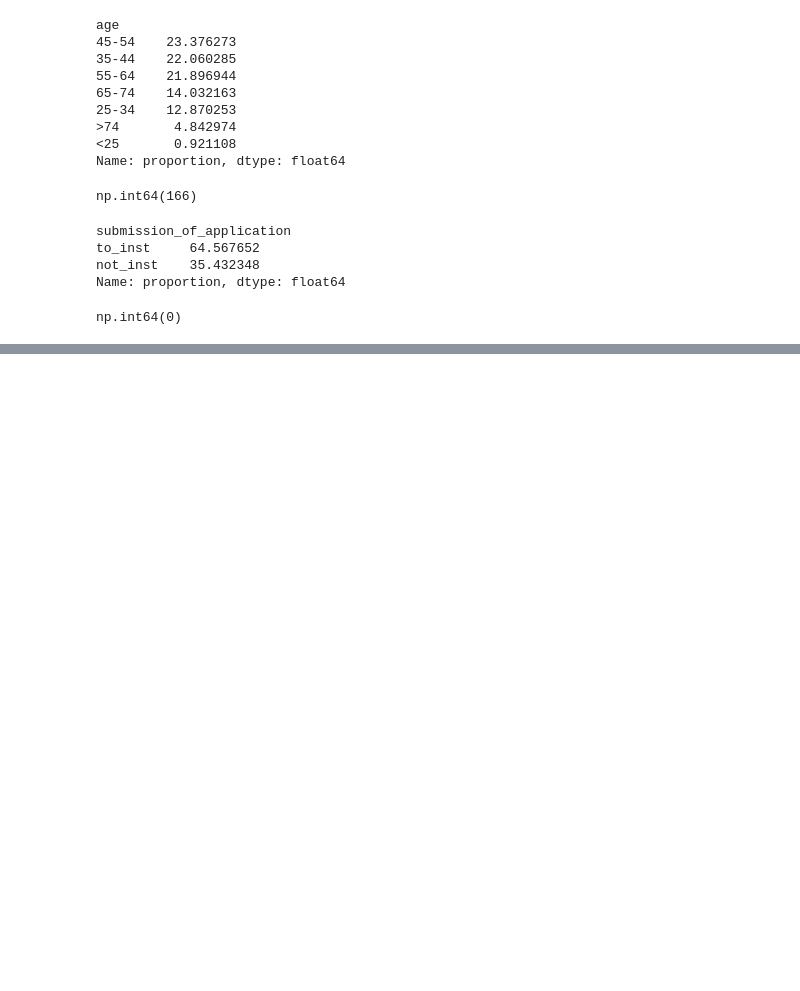
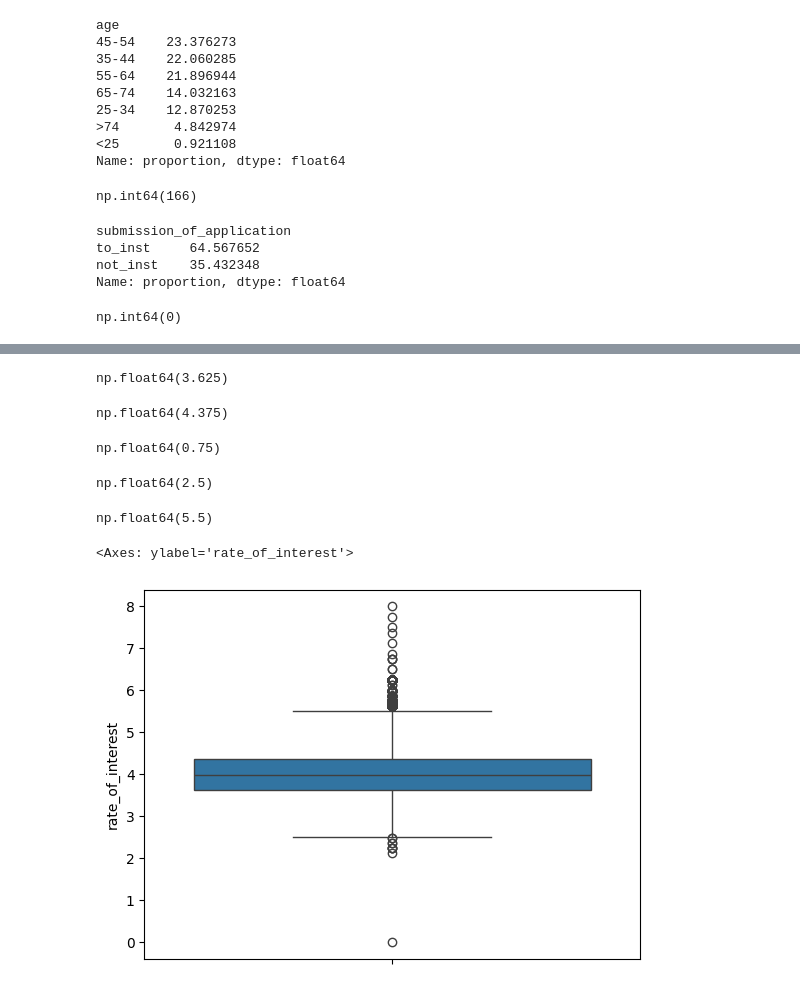
Before and after one commit to YASH280626/loan-default-prediction, a Jupyter notebook: analysis.ipynb, the cells around one changed output, grey strips where cells are left out. Drawn from its saved outputs; the diff is of its cells as text; code cells hidden in the pictures; blank space fills up the shorter version.

```diff
--- a/analysis.ipynb
+++ b/analysis.ipynb
@@ -998,0 +1031,30 @@ np.int64(0)
+# %%
+Q1 = X_train['rate_of_interest'].quantile(0.25)
+Q1
+# %% [output]
+np.float64(3.625)
+# %%
+Q3 = X_train['rate_of_interest'].quantile(0.75)
+Q3
+# %% [output]
+np.float64(4.375)
+# %%
+IQR_rate_of_interest = Q3 - Q1
+IQR_rate_of_interest
+# %% [output]
+np.float64(0.75)
+# %%
+lower_bound_rate_of_interest = Q1 - 1.5*(IQR_rate_of_interest)
+lower_bound_rate_of_interest
+# %% [output]
+np.float64(2.5)
+# %%
+upper_bound_rate_of_interest = Q3 + 1.5*(IQR_rate_of_interest)
+upper_bound_rate_of_interest
+# %% [output]
+np.float64(5.5)
+# %%
+sns.boxplot(X_train['rate_of_interest'])
+# %% [output]
+<Axes: ylabel='rate_of_interest'>
+[figure, added]
```
Also changed, not shown: parts of 9 cells of this notebook.
